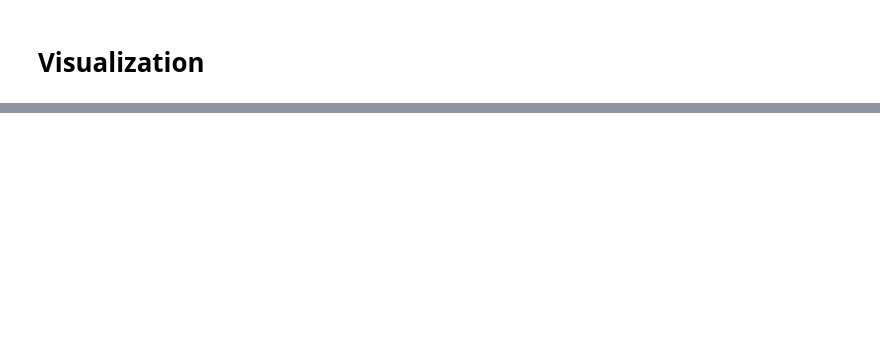
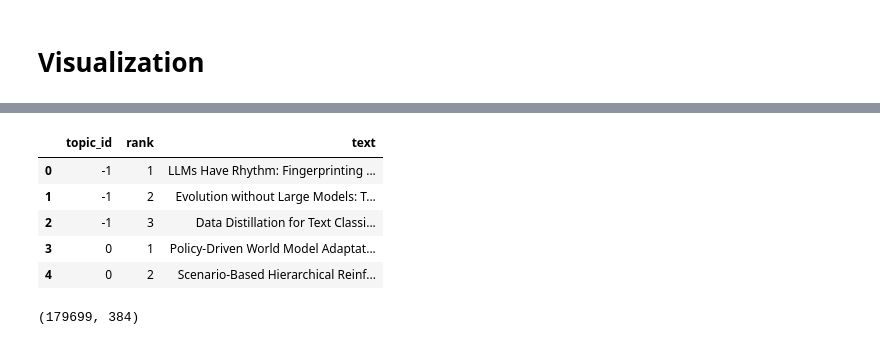
Before and after one commit to uguratli/AI-Research-Trend-Intelligence, a Jupyter notebook: trend_analysis.ipynb, the cells around one changed output, grey strips where cells are left out. Drawn from its saved outputs; the diff is of its cells as text; code cells hidden in the pictures; blank space fills up the shorter version.

```diff
--- a/trend_analysis.ipynb
+++ b/trend_analysis.ipynb
@@ -483,0 +503,13 @@ pd.read_csv("top10_impact_topics.csv", index_col=0)
+# %%
+pd.read_csv("representative_docs.csv").head()
+# %% [output]
+|  | topic_id | rank | text |
+| 0 | -1 | 1 | LLMs Have Rhythm: Fingerprinting ... |
+| 1 | -1 | 2 | Evolution without Large Models: T... |
+| 2 | -1 | 3 | Data Distillation for Text Classi... |
+| 3 | 0 | 1 | Policy-Driven World Model Adaptat... |
+| 4 | 0 | 2 | Scenario-Based Hierarchical Reinf... |
+# %%
+embeddings.shape
+# %% [output]
+(179699, 384)
```
Also changed, not shown: parts of 16 cells of this notebook, 6 other files.
